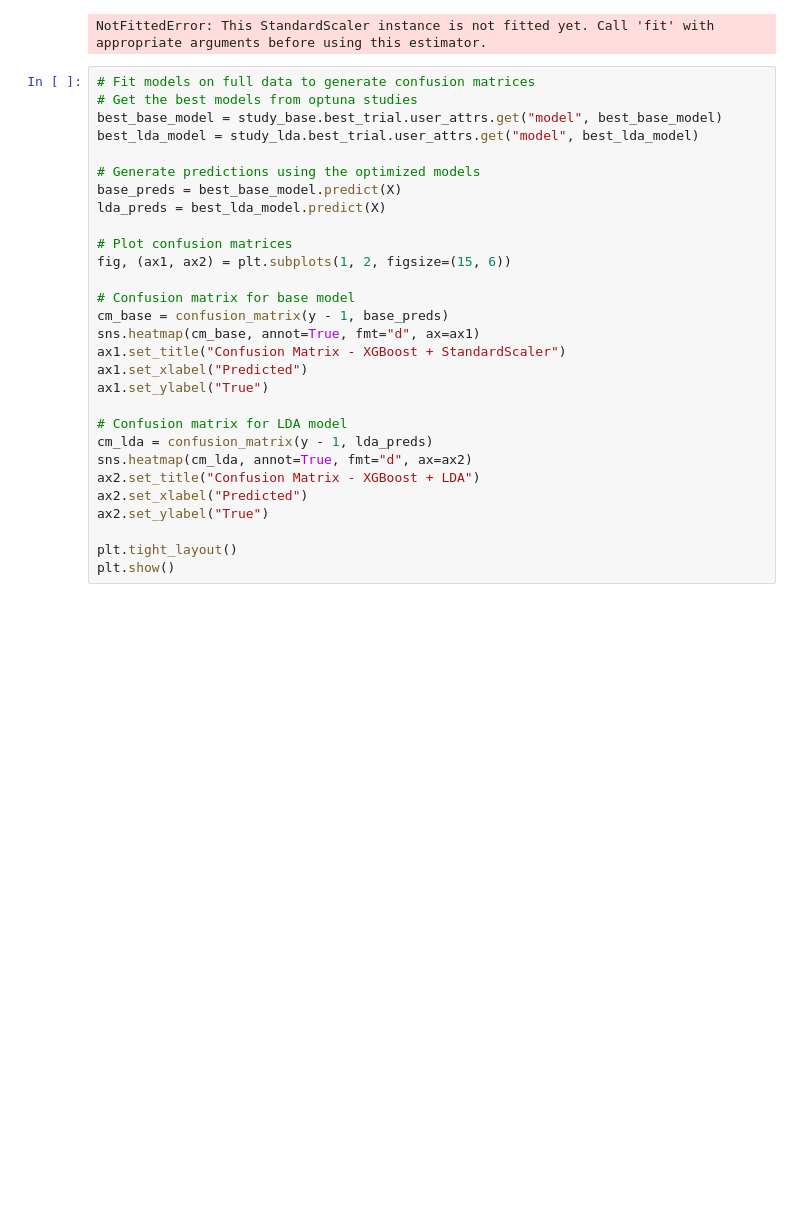
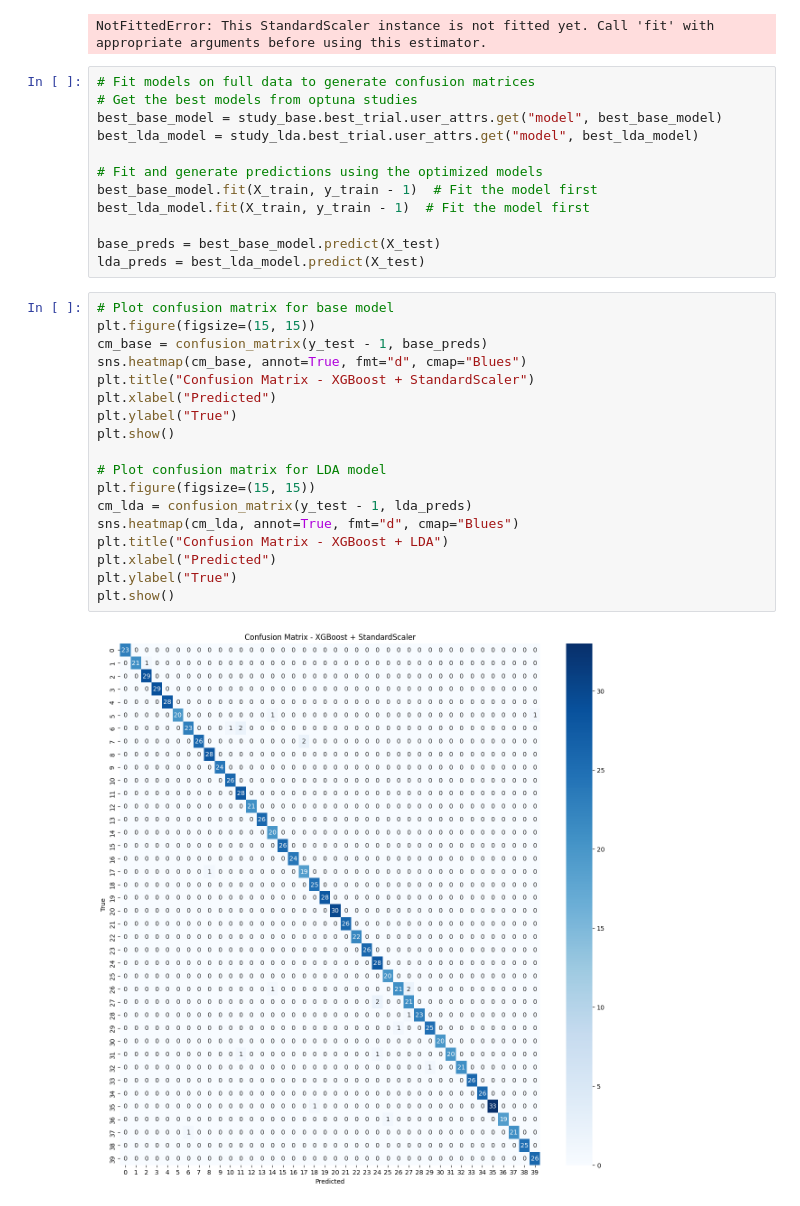
Before and after one commit to mkmksto/ai221_final_project, a Jupyter notebook: notebooks/quinto_etc.ipynb, the cells around one changed output. Saved outputs shown, nothing was run; the diff lists cells and outputs as text; blank space fills up the shorter version.

Commit message:
feat: final XGB (with optuna) done

```diff
--- a/notebooks/quinto_etc.ipynb
+++ b/notebooks/quinto_etc.ipynb
@@ -350,32 +350,35 @@ Final Results after Hyperparameter Optimization:
 | XGBoost + StandardScaler (Optimized) |   0.977066 |
 | XGBoost + LDA (Optimized)            |   0.958961 |
 NotFittedError: This StandardScaler instance is not fitted yet. Call 'fit' with appropriate arguments before using this estimator.
+# %%
+# Fit models on full data to generate confusion matrices
+# Get the best models from optuna studies
+best_base_model = study_base.best_trial.user_attrs.get("model", best_base_model)
+best_lda_model = study_lda.best_trial.user_attrs.get("model", best_lda_model)
+
+# Fit and generate predictions using the optimized models
+best_base_model.fit(X_train, y_train - 1)  # Fit the model first
+best_lda_model.fit(X_train, y_train - 1)  # Fit the model first
+
+base_preds = best_base_model.predict(X_test)
+lda_preds = best_lda_model.predict(X_test)
 # %%
-# Fit models on full data to generate confusion matrices
-# Get the best models from optuna studies
-best_base_model = study_base.best_trial.user_attrs.get("model", best_base_model)
-best_lda_model = study_lda.best_trial.user_attrs.get("model", best_lda_model)
+# Plot confusion matrix for base model
+plt.figure(figsize=(15, 15))
+cm_base = confusion_matrix(y_test - 1, base_preds)
+sns.heatmap(cm_base, annot=True, fmt="d", cmap="Blues")
+plt.title("Confusion Matrix - XGBoost + StandardScaler")
+plt.xlabel("Predicted")
+plt.ylabel("True")
+plt.show()
 
-# Generate predictions using the optimized models
-base_preds = best_base_model.predict(X)
-lda_preds = best_lda_model.predict(X)
-
-# Plot confusion matrices
-fig, (ax1, ax2) = plt.subplots(1, 2, figsize=(15, 6))
-
-# Confusion matrix for base model
-cm_base = confusion_matrix(y - 1, base_preds)
-sns.heatmap(cm_base, annot=True, fmt="d", ax=ax1)
-ax1.set_title("Confusion Matrix - XGBoost + StandardScaler")
-ax1.set_xlabel("Predicted")
-ax1.set_ylabel("True")
-
-# Confusion matrix for LDA model
-cm_lda = confusion_matrix(y - 1, lda_preds)
-sns.heatmap(cm_lda, annot=True, fmt="d", ax=ax2)
-ax2.set_title("Confusion Matrix - XGBoost + LDA")
-ax2.set_xlabel("Predicted")
-ax2.set_ylabel("True")
-
-plt.tight_layout()
+# Plot confusion matrix for LDA model
+plt.figure(figsize=(15, 15))
+cm_lda = confusion_matrix(y_test - 1, lda_preds)
+sns.heatmap(cm_lda, annot=True, fmt="d", cmap="Blues")
+plt.title("Confusion Matrix - XGBoost + LDA")
+plt.xlabel("Predicted")
+plt.ylabel("True")
 plt.show()
+# %% [output]
+[figure, added]
```
Also changed, not shown: parts of 1 cell of this notebook.
